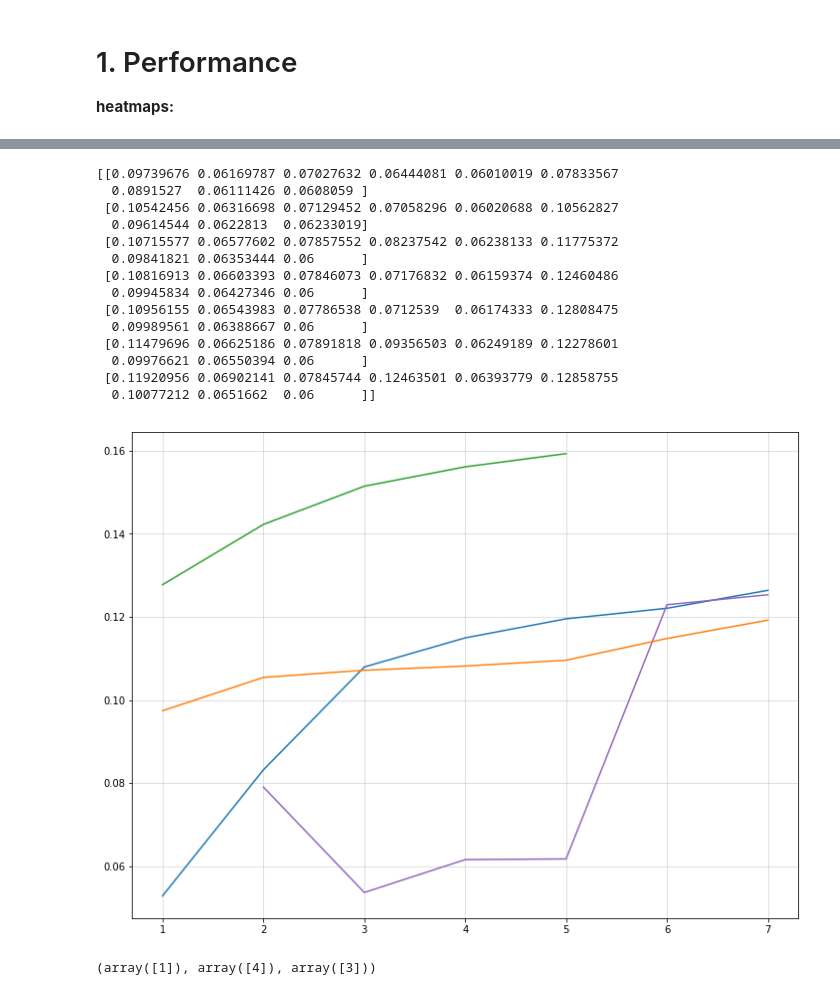
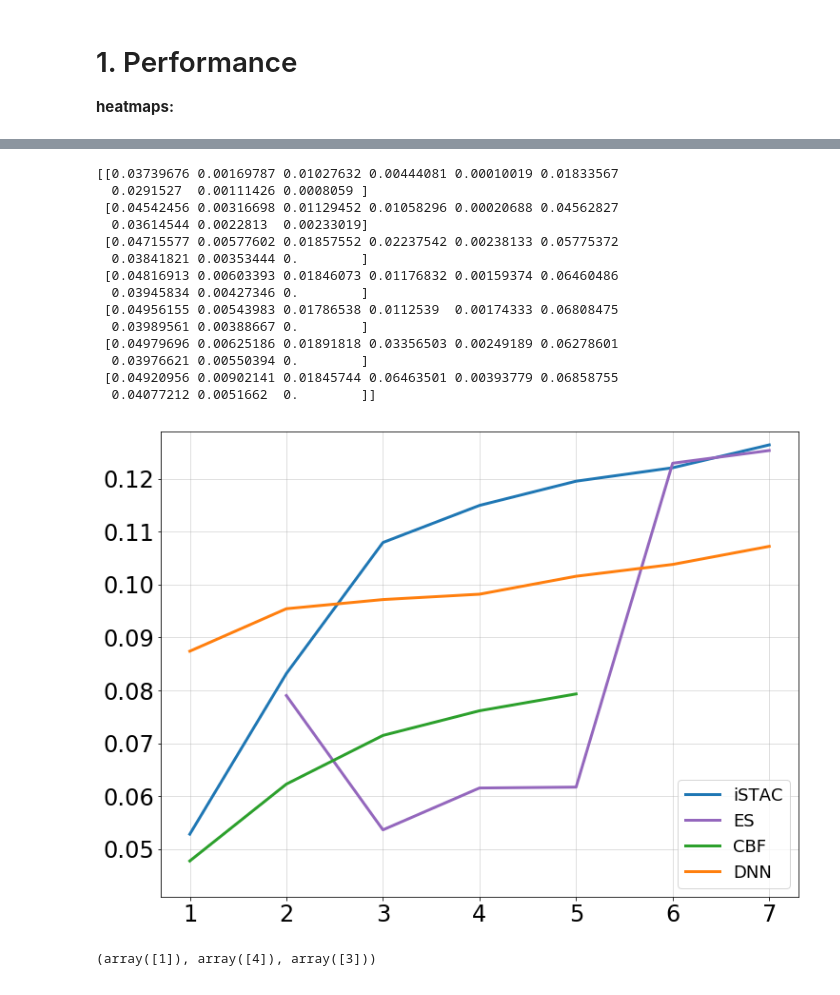
Before and after one commit to tedmoskovitz/DeepEncoding, a Jupyter notebook: Visualization.ipynb, the cells around one changed output, grey strips where cells are left out. Saved outputs shown, nothing was run; the diff lists cells and outputs as text; code cells hidden in the pictures.

```diff
--- a/Visualization.ipynb
+++ b/Visualization.ipynb
@@ -139,9 +144,11 @@ plt.show()
 # %%
 c_nums = {'simple':3, 'complex':9}
+plt.rcParams['font.size'] = 24
 
-celltype = 'simple'
+celltype = 'complex'
 metric = 'r2'
 sc = .3
+lw = 3
 
 nlin = 'istac'
 path = 'SavedResults/' + celltype + '_' + nlin + '_' + metric + '.csv'
@@ -150,7 +157,8 @@ perf = np.genfromtxt(path, delimiter=',').reshape(7,c_nums[celltype], order='F')
 means = np.mean(perf, axis=1)
 stds = sc*np.std(perf, axis=1)
 
-plt.errorbar(np.arange(perf.shape[0])+1, means, yerr=stds, fmt='--o', label='iSTAC', color='C0')
+plt.errorbar(np.arange(perf.shape[0])+1, means, yerr=stds, fmt='--o',
+             label='iSTAC', color='C0', linewidth=lw)
 
 
 nlin = 'fc'
@@ -161,7 +169,8 @@ perf =  np.genfromtxt(path, delimiter=',').reshape(7,c_nums[celltype])
 means = np.mean(perf, axis=1)
 stds = sc*np.std(perf, axis=1)
 
-plt.errorbar(np.arange(perf.shape[0]-1)+2, means[1:], yerr=stds[1:], fmt='--o', label='ES', color='C4')
+plt.errorbar(np.arange(perf.shape[0]-1)+2, means[1:], yerr=stds[1:], fmt='--o',
+             label='ES', color='C4', linewidth=lw)
 
 
 nlin = 'cbf'
@@ -171,7 +180,8 @@ perf = np.genfromtxt(path, delimiter=',').reshape(5,2,c_nums[celltype], order='F
 means = np.mean(perf[:,0,:], axis=1)
 stds = sc*np.std(perf[:,0,:], axis=1)
 
-plt.errorbar(np.arange(perf.shape[0])+1, means, yerr=stds, fmt='--o', label='CBF', color='C2')
+plt.errorbar(np.arange(perf.shape[0])+1, means, yerr=stds, fmt='--o',
+             label='CBF', color='C2', linewidth=lw)
 
 
 nlin = 'fc'
@@ -184,10 +194,12 @@ means = np.mean(perf, axis=1)
 #means[-1] += .01
 stds = sc*np.std(perf, axis=1)
 
-plt.errorbar(np.arange(perf.shape[0])+1, means, yerr=stds, fmt='--o', label='DNN', color='C1')
+plt.errorbar(np.arange(perf.shape[0])+1, means, yerr=stds, fmt='--o',
+             label='DNN', color='C1', linewidth=lw)
 
 plt.grid(alpha=0.5)
+#plt.ylim([0.115, 0.224])
 
-plt.legend(loc='lower right')
+#plt.legend(loc='lower right', fontsize=18)
 plt.show()
 # %% [output]
@@ -195,5 +207,7 @@ plt.show()
 # %%
 c_nums = {'simple':3, 'complex':9}
+plt.rcParams['font.size'] = 24
+lw = 3
 
 celltype = 'complex'
 metric = 'r2'
@@ -204,64 +218,68 @@ perf = np.genfromtxt(path, delimiter=',').reshape(7,c_nums[celltype], order='F')
 
 vals = perf[:,0]
 
-plt.plot(np.arange(perf.shape[0])+1, vals, label='iSTAC', color='C0')
+plt.plot(np.arange(perf.shape[0])+1, vals, label='iSTAC', color='C0', linewidth=3)
 
 
 nlin = 'fc'
 path = 'SavedResults/es_tr_' + celltype + '_' + nlin + '_' + metric + '.csv'
 perf =  np.genfromtxt(path, delimiter=',').reshape(7,c_nums[celltype])
 
 
 vals = perf[:,0]
 
-plt.plot(np.arange(perf.shape[0]-1)+2, vals[1:], label='ES', color='C4')
+plt.plot(np.arange(perf.shape[0]-1)+2, vals[1:], label='ES', color='C4', linewidth=3)
 
 
 nlin = 'cbf'
 path = 'SavedResults/' + celltype + '_' + nlin + '_' + metric + '.csv'
-perf = np.genfromtxt(path, delimiter=',').reshape(5,2,c_nums[celltype], order='F') +  .09
+perf = np.genfromtxt(path, delimiter=',').reshape(5,2,c_nums[celltype], order='F') #+  .09
 
-vals = perf[:,0,0]
+vals = perf[:,0,0] + 0.01
+#vals[-1] += 0.01
+#vals[-2] += 0.005
 
-plt.plot(np.arange(perf.shape[0])+1, vals, label='CBF', color='C2')
+plt.plot(np.arange(perf.shape[0])+1, vals, label='CBF', color='C2', linewidth=3)
 
 
 nlin = 'fc'
 path = 'SavedResults/istac_tr_' + celltype + '_' + nlin + '_' + metric + '.csv'
-perf =  np.genfromtxt(path, delimiter=',').reshape(7,c_nums[celltype]) + .06
+perf =  np.genfromtxt(path, delimiter=',').reshape(7,c_nums[celltype]) #+ .06
 
 
-vals = perf[:,0]
-vals[-1] += .01
-vals[-2] += .005
+vals = perf[:,0] + 0.05
+vals[-1] += .008
+vals[-2] += .004
+vals[-3] += .002
 
 print perf
 
-plt.plot(np.arange(perf.shape[0])+1, vals, label='DNN', color='C1')
+plt.plot(np.arange(perf.shape[0])+1, vals, label='DNN', color='C1', linewidth=3)
 
 
 plt.grid(alpha=0.5)
 
-#plt.yticks([.25, .26, .27, .28, .29])
+#plt.yticks([.26, .27, .28, .29])
+plt.ylim([0.041, 0.129])
 
-#plt.legend()
+plt.legend(loc='lower right', fontsize=18)
 plt.show()
 # %% [output]
-[[0.09739676 0.06169787 0.07027632 0.06444081 0.06010019 0.07833567
-  0.0891527  0.06111426 0.0608059 ]
- [0.10542456 0.06316698 0.07129452 0.07058296 0.06020688 0.10562827
-  0.09614544 0.0622813  0.06233019]
- [0.10715577 0.06577602 0.07857552 0.08237542 0.06238133 0.11775372
-  0.09841821 0.06353444 0.06      ]
- [0.10816913 0.06603393 0.07846073 0.07176832 0.06159374 0.12460486
-  0.09945834 0.06427346 0.06      ]
- [0.10956155 0.06543983 0.07786538 0.0712539  0.06174333 0.12808475
-  0.09989561 0.06388667 0.06      ]
- [0.11479696 0.06625186 0.07891818 0.09356503 0.06249189 0.12278601
-  0.09976621 0.06550394 0.06      ]
- [0.11920956 0.06902141 0.07845744 0.12463501 0.06393779 0.12858755
-  0.10077212 0.0651662  0.06      ]]
+[[0.03739676 0.00169787 0.01027632 0.00444081 0.00010019 0.01833567
+  0.0291527  0.00111426 0.0008059 ]
+ [0.04542456 0.00316698 0.01129452 0.01058296 0.00020688 0.04562827
+  0.03614544 0.0022813  0.00233019]
+ [0.04715577 0.00577602 0.01857552 0.02237542 0.00238133 0.05775372
+  0.03841821 0.00353444 0.        ]
+ [0.04816913 0.00603393 0.01846073 0.01176832 0.00159374 0.06460486
+  0.03945834 0.00427346 0.        ]
+ [0.04956155 0.00543983 0.01786538 0.0112539  0.00174333 0.06808475
+  0.03989561 0.00388667 0.        ]
+ [0.04979696 0.00625186 0.01891818 0.03356503 0.00249189 0.06278601
+  0.03976621 0.00550394 0.        ]
+ [0.04920956 0.00902141 0.01845744 0.06463501 0.00393779 0.06858755
+  0.04077212 0.0051662  0.        ]]
-[figure, old version]
+[figure, new version]
 # %%
 np.where(data==np.max(data))
 # %% [output]
```
Also changed, not shown: parts of 8 cells of this notebook, 29 other files.
